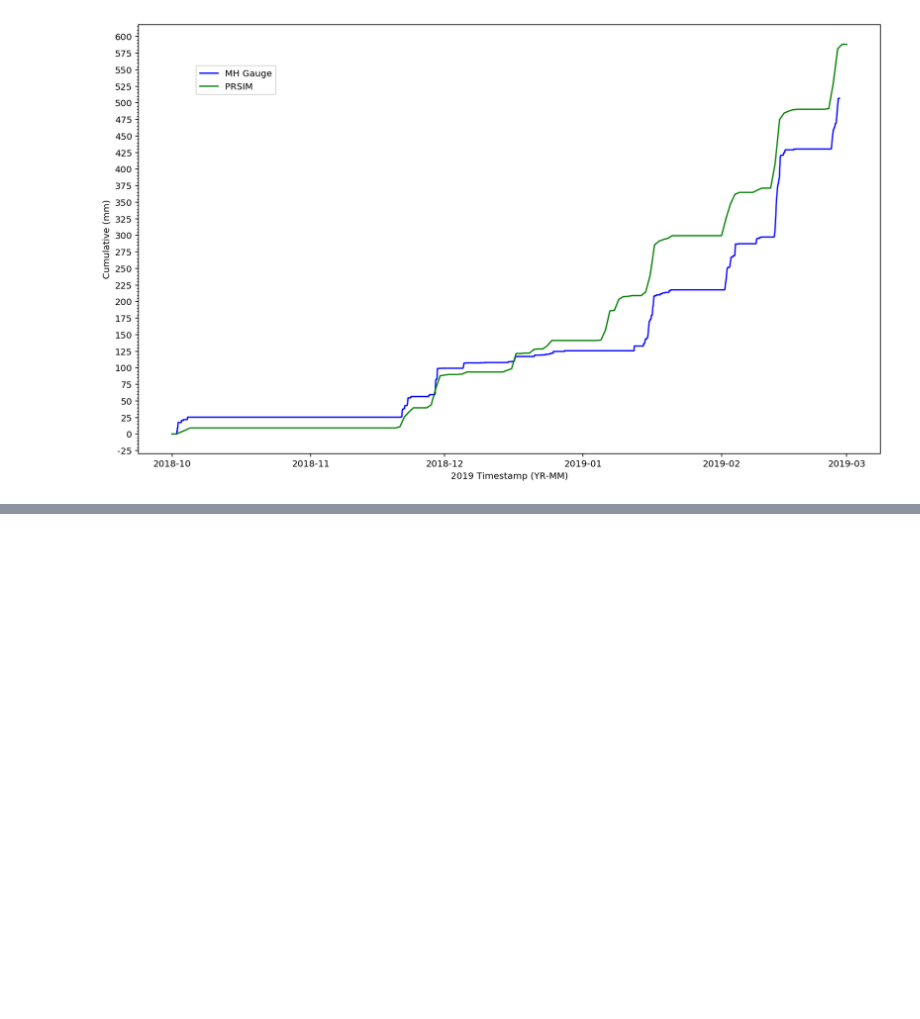
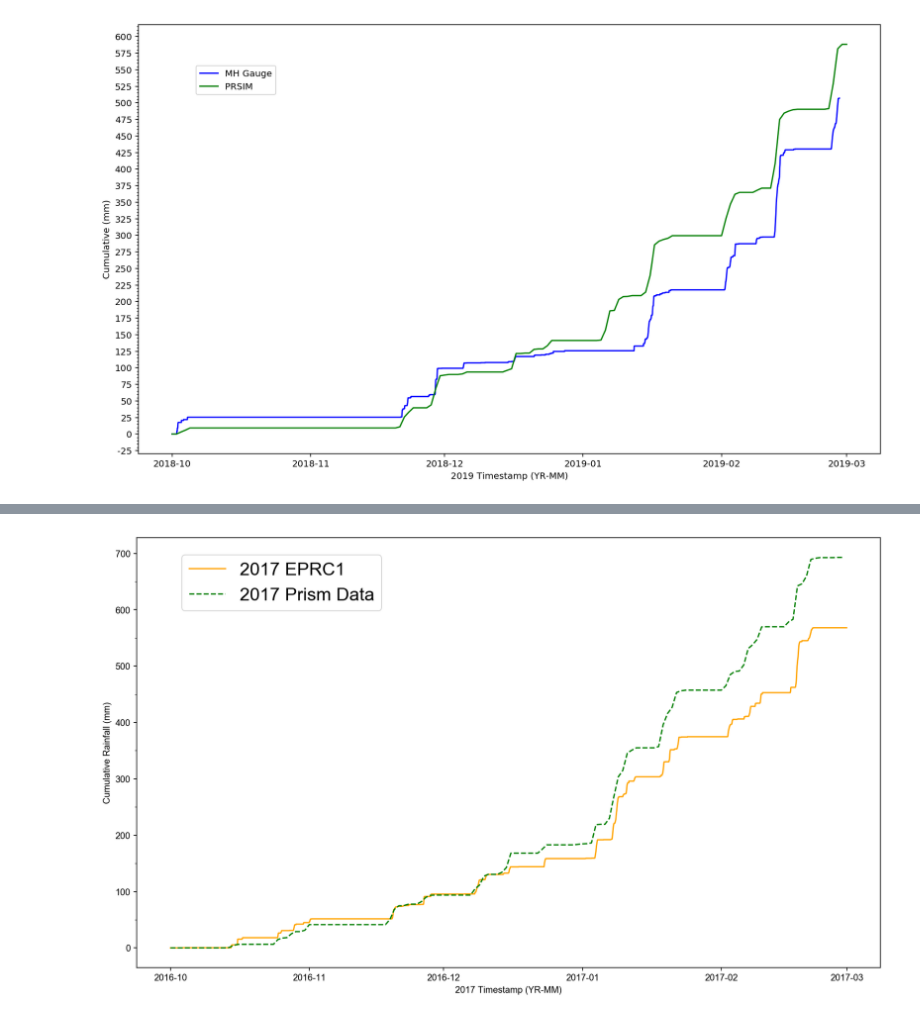
Before and after one commit to marynsanders/surfProject, a Jupyter notebook: rainfall/2019_Rainfall.ipynb, the cells around one changed output, grey strips where cells are left out. Saved outputs shown, nothing was run; the diff lists cells and outputs as text; code cells hidden in the pictures; blank space fills up the shorter version.

```diff
--- a/rainfall/2019_Rainfall.ipynb
+++ b/rainfall/2019_Rainfall.ipynb
@@ -468,0 +467,3 @@ fig.savefig('figures/data_comparison.pdf', bbox_inches='tight')
+# %%
+hads_2017 = pd.read_csv('hads_2017.csv')
+hads_2017.head(3)
@@ -468,0 +533,33 @@ fig.savefig('figures/data_comparison.pdf', bbox_inches='tight')
+# %%
+fig = plt.figure()
+ax = fig.add_subplot(111)
+
+#2017 hads data
+ax.plot(hads_2017.loc['2016-10-01 00:00:00':'2017-02-28 23:45:00', 'EPRC1_cumsum'], color='orange', label = '2017 EPRC1')
+
+#2017 prism data
+ax.plot(sum_prism_17.loc['2016-10-01':'2017-02-28', 'ppt (mm)'], linestyle='--', color='green', label = '2017 Prism Data')
+
+
+ax.set_xlabel('2017 Timestamp (YR-MM)')
+ax.set_ylabel('Cumulative Rainfall (mm)')
+
+#y-axis ticks
+ax.yaxis.set_major_locator(MultipleLocator(100))
+ax.yaxis.set_major_formatter(FormatStrFormatter('%d'))
+ax.yaxis.set_minor_locator(MultipleLocator(50))
+
+#x-axis ticks
+#ax17.set_xlim('2016-12','2017-03')
+#ax19.set_xlim('2018-12','2019-03')
+
+#ax17.xaxis.set_major_locator(month)
+#ax17.xaxis.set_major_formatter(month_fmt)
+
+fig.legend(bbox_to_anchor=(0.08, 0.8), loc='upper left', fontsize=20)
+
+fig = plt.gcf()
+fig.set_size_inches(14.75, 8.75)
+#fig.savefig('figures/event_comparison.pdf', bbox_inches='tight')
+# %% [output]
+[figure, added]
```
Also changed, not shown: parts of 10 cells of this notebook, 6 other files.
